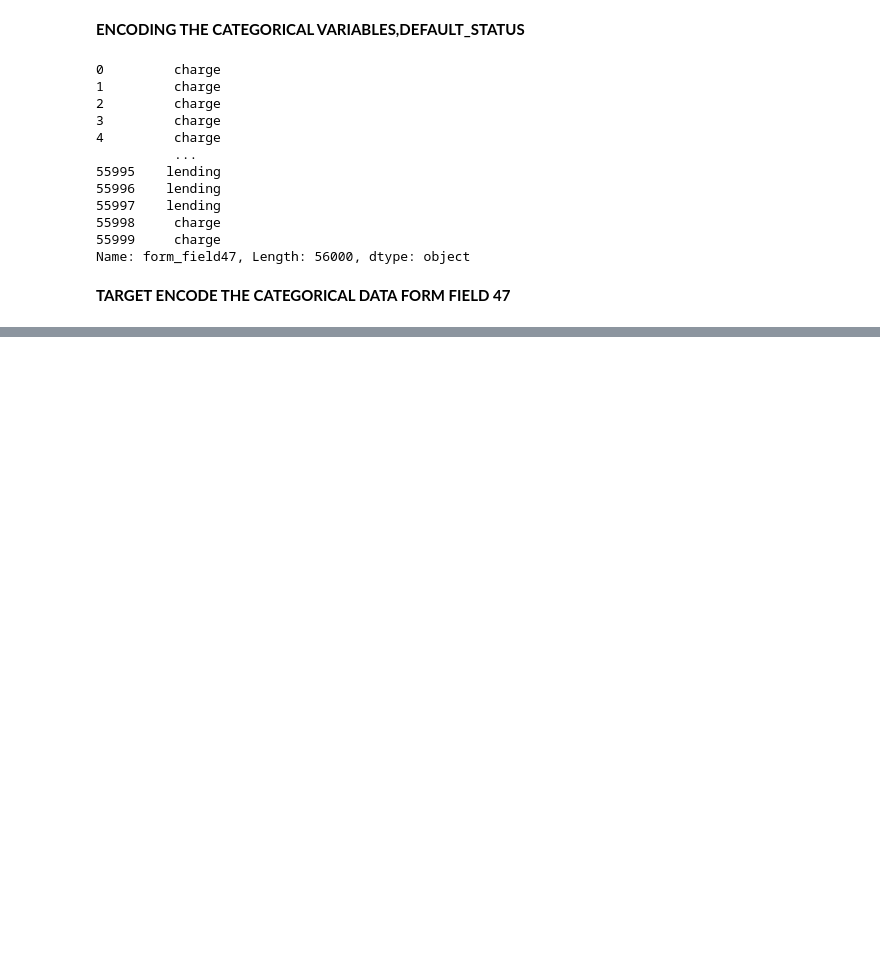
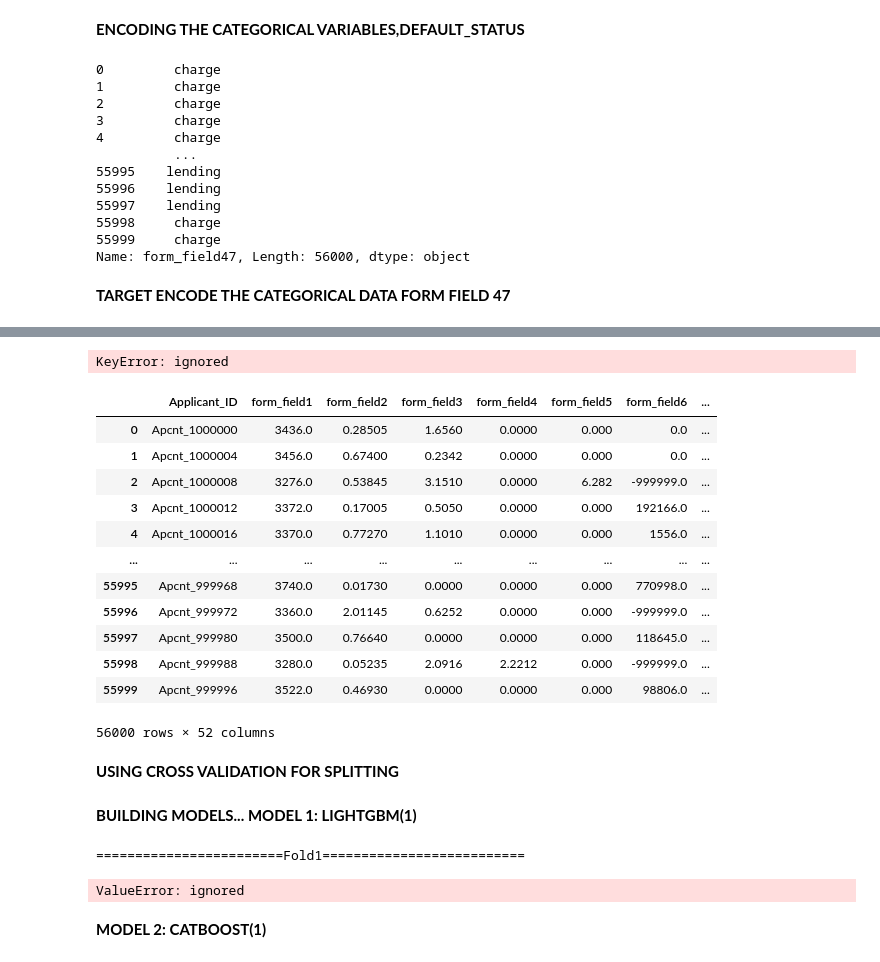
Before and after one commit to Adebesindedayo/DSN-AI-Bootcamp-Qualification-Hackathon-by-Data-Science-Nigeria-Predict-customers-who-will-default-, a Jupyter notebook: DSN_AI_Bootcamp_Qualification_Hackathon_by_Data_Science_Nigeria_,Predict_customers_who_will_default_on_a_loan.ipynb, the cells around one changed output, grey strips where cells are left out. Drawn from its saved outputs; the diff is of its cells as text; code cells hidden in the pictures; blank space fills up the shorter version.

```diff
--- a/DSN_AI_Bootcamp_Qualification_Hackathon_by_Data_Science_Nigeria_,Predict_customers_who_will_default_on_a_loan.ipynb
+++ b/DSN_AI_Bootcamp_Qualification_Hackathon_by_Data_Science_Nigeria_,Predict_customers_who_will_default_on_a_loan.ipynb
@@ -314,0 +519,25 @@ ValueError: ignored
+# %%
+train = train.drop(["Applicant_ID","default_status"],1)
+target = train["default_status"]
+
+test = test.drop(["Applicant_ID"],1)
+# %% [output]
+KeyError: ignored
+# %%
+train
+# %% [output]
+|  | Applicant_ID | form_field1 | form_field2 | form_field3 | form_field4 | form_field5 | form_field6 | ... |
+| 0 | Apcnt_1000000 | 3436.0 | 0.28505 | 1.6560 | 0.0000 | 0.000 | 0.0 | ... |
+| 1 | Apcnt_1000004 | 3456.0 | 0.67400 | 0.2342 | 0.0000 | 0.000 | 0.0 | ... |
+| 2 | Apcnt_1000008 | 3276.0 | 0.53845 | 3.1510 | 0.0000 | 6.282 | -999999.0 | ... |
+| 3 | Apcnt_1000012 | 3372.0 | 0.17005 | 0.5050 | 0.0000 | 0.000 | 192166.0 | ... |
+| 4 | Apcnt_1000016 | 3370.0 | 0.77270 | 1.1010 | 0.0000 | 0.000 | 1556.0 | ... |
+| ... | ... | ... | ... | ... | ... | ... | ... | ... |
+| 55995 | Apcnt_999968 | 3740.0 | 0.01730 | 0.0000 | 0.0000 | 0.000 | 770998.0 | ... |
+| 55996 | Apcnt_999972 | 3360.0 | 2.01145 | 0.6252 | 0.0000 | 0.000 | -999999.0 | ... |
+| 55997 | Apcnt_999980 | 3500.0 | 0.76640 | 0.0000 | 0.0000 | 0.000 | 118645.0 | ... |
+| 55998 | Apcnt_999988 | 3280.0 | 0.05235 | 2.0916 | 2.2212 | 0.000 | -999999.0 | ... |
+| 55999 | Apcnt_999996 | 3522.0 | 0.46930 | 0.0000 | 0.0000 | 0.000 | 98806.0 | ... |
+56000 rows × 52 columns
+# %% [markdown]
+**USING CROSS VALIDATION FOR SPLITTING**
@@ -314,0 +546,13 @@ ValueError: ignored
+# %% [markdown]
+**BUILDING MODELS...
+MODEL 1: LIGHTGBM(1)**
+# %%
+lgb_model = lgbm.LGBMClassifier(random_state=34, n_estimators=5000,colsample_bytree=0.9,min_child_samples=10,
+    subsample=0.7,subsample_freq=2,num_leaves=120,reg_lambda=2,reg_alpha=5 ,metric='auc', learning_rate=0.008,
+    max_depth=5)
+LGB1__train, LGB1_test, LGB1_name =lgb_predict(lgb_model,train, target, test,'lightgbm(1)')
+# %% [output]
+========================Fold1==========================
+ValueError: ignored
+# %% [markdown]
+**MODEL 2: CATBOOST(1)**
```
Also changed, not shown: parts of 24 cells of this notebook.
